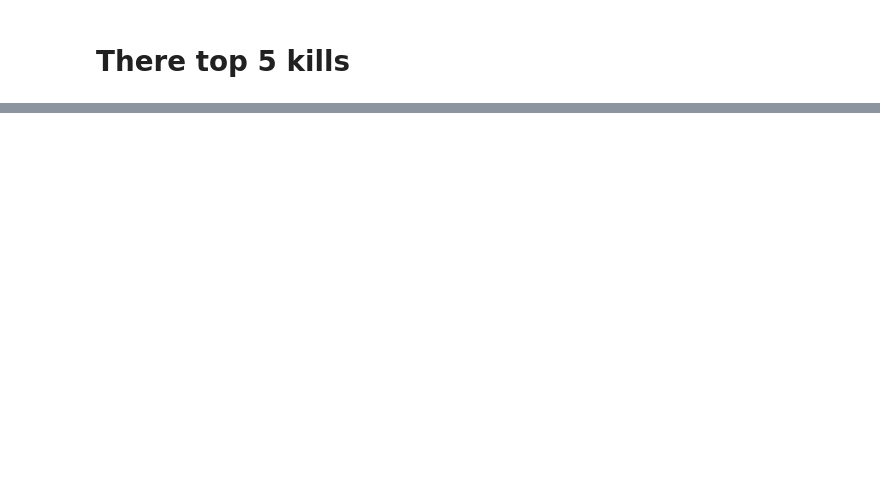
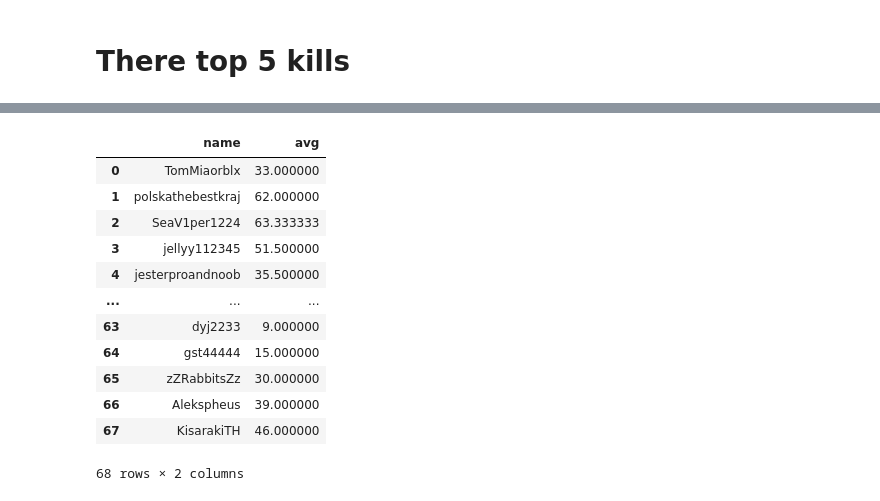
Before and after one commit to cakethehuman/brunswick-audit, a Jupyter notebook: special spikey/main.ipynb, the cells around one changed output, grey strips where cells are left out. Cells and saved outputs as stored; diff of their text form; code cells hidden in the pictures; blank space fills up the shorter version.

```diff
--- a/special spikey/main.ipynb
+++ b/special spikey/main.ipynb
@@ -83,0 +145,16 @@ plt.show()
+# %%
+df2
+# %% [output]
+|  | name | avg |
+| 0 | TomMiaorblx | 33.000000 |
+| 1 | polskathebestkraj | 62.000000 |
+| 2 | SeaV1per1224 | 63.333333 |
+| 3 | jellyy112345 | 51.500000 |
+| 4 | jesterproandnoob | 35.500000 |
+| ... | ... | ... |
+| 63 | dyj2233 | 9.000000 |
+| 64 | gst44444 | 15.000000 |
+| 65 | zZRabbitsZz | 30.000000 |
+| 66 | Alekspheus | 39.000000 |
+| 67 | KisarakiTH | 46.000000 |
+68 rows × 2 columns
```
Also changed, not shown: parts of 14 cells of this notebook, 3 other files.
